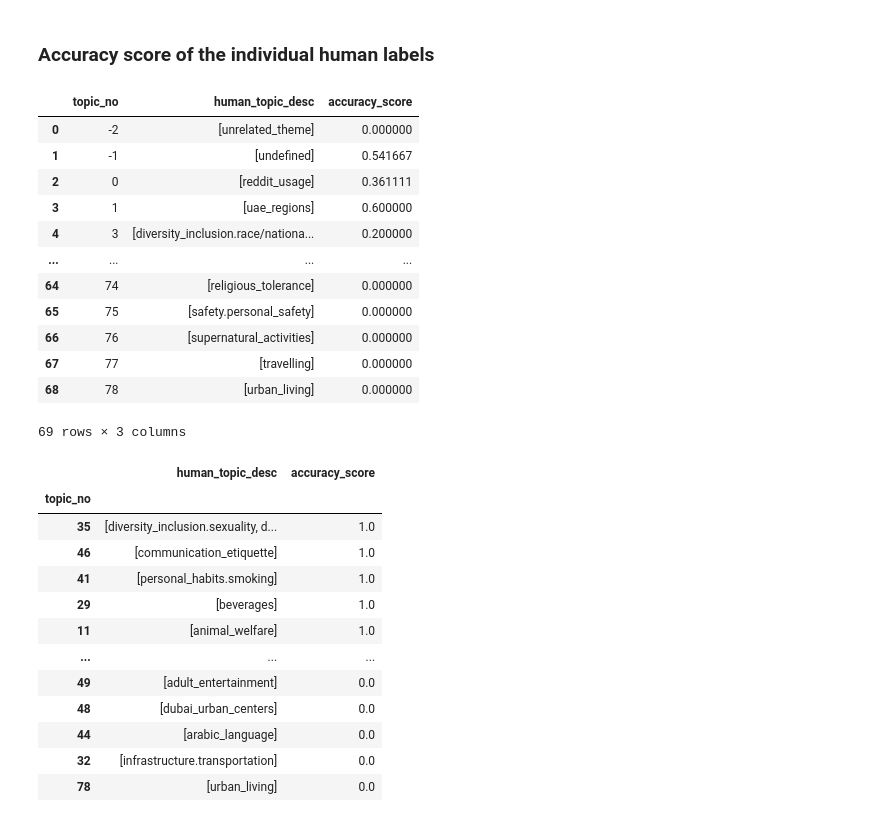
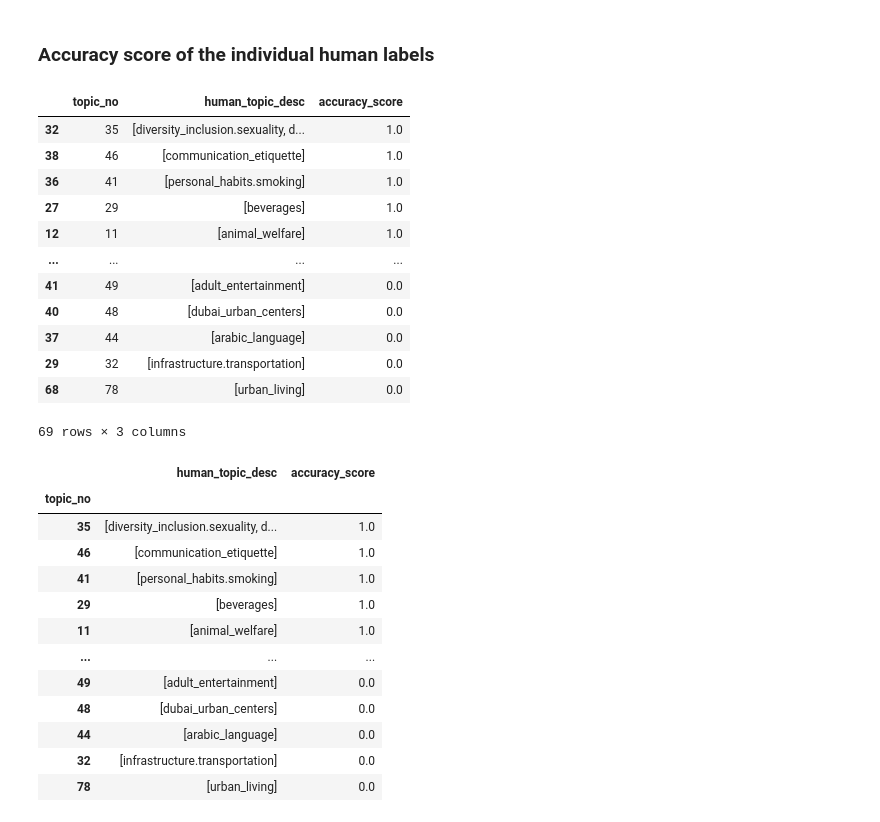
Before and after one commit to luisanomayo/MSc_Thesis_NLP_topic_modelling, a Jupyter notebook: topic_modelling/Untitled.ipynb, the cells around one changed output. Cells and saved outputs as stored; diff of their text form; code cells hidden in the pictures.

```diff
--- a/topic_modelling/Untitled.ipynb
+++ b/topic_modelling/Untitled.ipynb
@@ -181,25 +220,24 @@ for topic_no in topic_range:
     acc = accuracy_score(y_true, y_pred, normalize = True)
 
     accuracy['accuracy_score'].append(acc)
-
-
-accuracy_df = pd.DataFrame(accuracy)
-
-accuracy_df
-# %% [output]
-|  | topic_no | human_topic_desc | accuracy_score |
-| 0 | -2 | [unrelated_theme] | 0.000000 |
-| 1 | -1 | [undefined] | 0.541667 |
-| 2 | 0 | [reddit_usage] | 0.361111 |
-| 3 | 1 | [uae_regions] | 0.600000 |
-| 4 | 3 | [diversity_inclusion.race/nationa... | 0.200000 |
-| ... | ... | ... | ... |
-| 64 | 74 | [religious_tolerance] | 0.000000 |
-| 65 | 75 | [safety.personal_safety] | 0.000000 |
-| 66 | 76 | [supernatural_activities] | 0.000000 |
-| 67 | 77 | [travelling] | 0.000000 |
-| 68 | 78 | [urban_living] | 0.000000 |
-69 rows × 3 columns
+# %%
+accuracy_df = pd.DataFrame(accuracy)
+
+accuracy_df.sort_values(by = 'accuracy_score', ascending = False)
+# %% [output]
+|  | topic_no | human_topic_desc | accuracy_score |
+| 32 | 35 | [diversity_inclusion.sexuality, d... | 1.0 |
+| 38 | 46 | [communication_etiquette] | 1.0 |
+| 36 | 41 | [personal_habits.smoking] | 1.0 |
+| 27 | 29 | [beverages] | 1.0 |
+| 12 | 11 | [animal_welfare] | 1.0 |
+| ... | ... | ... | ... |
+| 41 | 49 | [adult_entertainment] | 0.0 |
+| 40 | 48 | [dubai_urban_centers] | 0.0 |
+| 37 | 44 | [arabic_language] | 0.0 |
+| 29 | 32 | [infrastructure.transportation] | 0.0 |
+| 68 | 78 | [urban_living] | 0.0 |
+69 rows × 3 columns
 # %%
 accuracy_df.set_index('topic_no', inplace = True)
 accuracy_df.sort_values(by ='accuracy_score', ascending = False)
```
Also changed, not shown: parts of 4 cells of this notebook.
